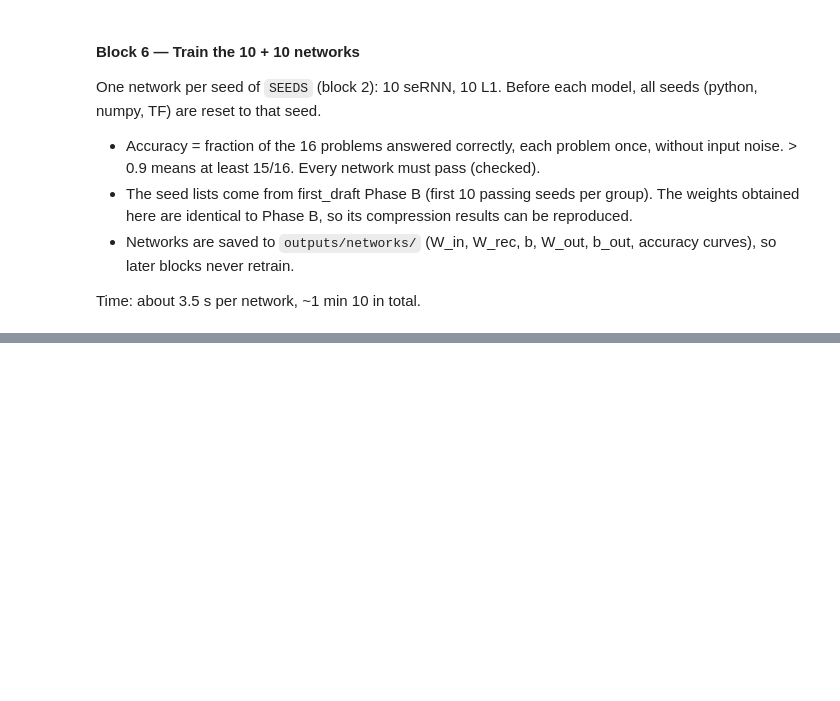
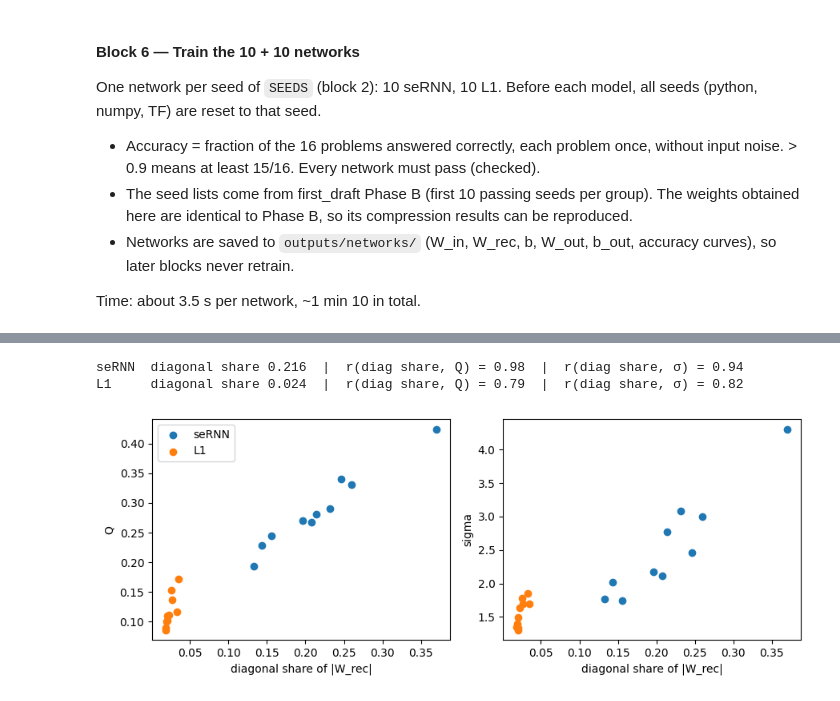
Before and after one commit to ramosleandre/Spatial_Compressibility, a Jupyter notebook: spatial_compressibility.ipynb, the cells around one changed output, grey strips where cells are left out. Saved outputs shown, nothing was run; the diff lists cells and outputs as text; code cells hidden in the pictures; blank space fills up the shorter version.

```diff
--- a/spatial_compressibility.ipynb
+++ b/spatial_compressibility.ipynb
@@ -567,0 +725,22 @@ L1    seed  7   accuracy 0.9375 (15/16)
+# %%
+# Where the r of the note comes from
+# diagonal share = sum |w_ii| / sum |w_ij|: fraction of the network's total weight sitting on self-connections
+structure['diag_share'] = [np.trace(np.abs(NETS[(g, s)]['W_rec'])) / np.abs(NETS[(g, s)]['W_rec']).sum()
+                           for g, s in zip(structure.group, structure.seed)]
+# r = Pearson correlation: +1 = the points lie exactly on a rising line, 0 = no linear link
+for group in SEEDS:
+    x = structure[structure.group == group]
+    print(f"{group:5s}  diagonal share {x.diag_share.mean():.3f}  |  r(diag share, Q) = {np.corrcoef(x.diag_share, x.Q)[0, 1]:.2f}"
+          f"  |  r(diag share, σ) = {np.corrcoef(x.diag_share, x.sigma)[0, 1]:.2f}")
+
+fig, axs = plt.subplots(1, 2, figsize=(9, 3.5))
+for ax, metric in zip(axs, ['Q', 'sigma']):
+    for group in SEEDS:
+        x = structure[structure.group == group]
+        ax.scatter(x.diag_share, x[metric], color=COLORS[group], label=group)
+    ax.set_xlabel('diagonal share of |W_rec|'); ax.set_ylabel(metric)
+axs[0].legend(); plt.tight_layout(); plt.show()
+# %% [output]
+seRNN  diagonal share 0.216  |  r(diag share, Q) = 0.98  |  r(diag share, σ) = 0.94
+L1     diagonal share 0.024  |  r(diag share, Q) = 0.79  |  r(diag share, σ) = 0.82
+[figure, added]
```
Also changed, not shown: parts of 16 cells of this notebook, 5 other files.
